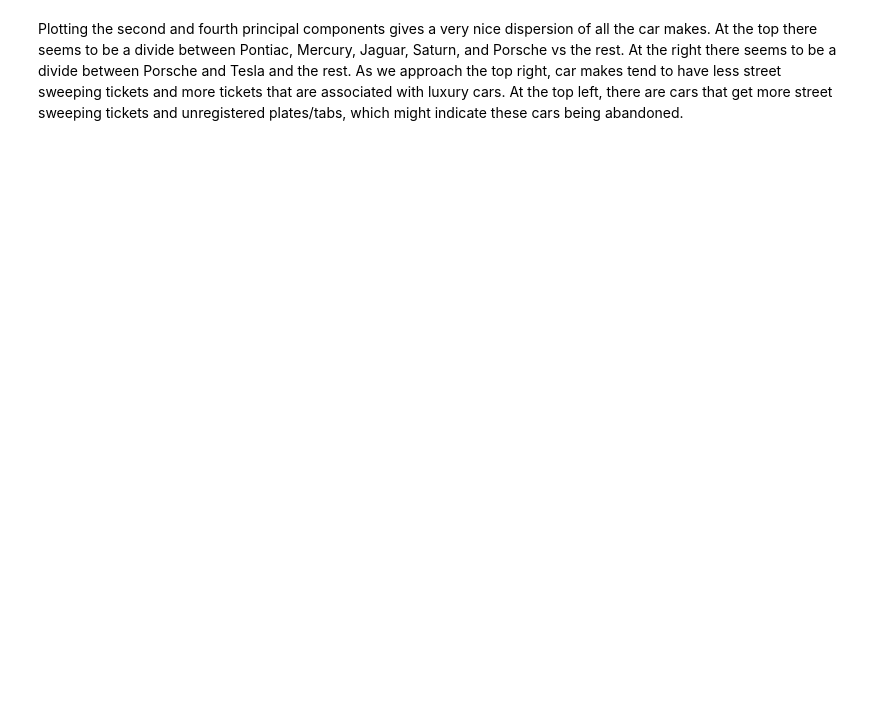
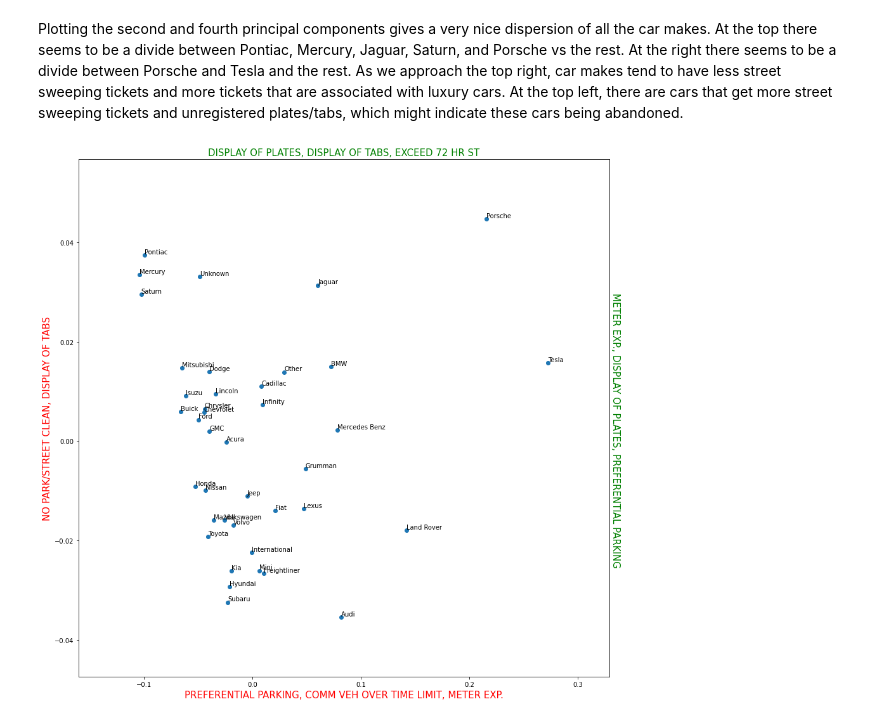
Before and after one commit to gregpawin/lucky-parking, a Jupyter notebook: notebooks/exploratory/1-gp-explore_car_make.ipynb, the cells around one changed output. Drawn from its saved outputs; the diff is of its cells as text; code cells hidden in the pictures; blank space fills up the shorter version.

```diff
--- a/notebooks/exploratory/1-gp-explore_car_make.ipynb
+++ b/notebooks/exploratory/1-gp-explore_car_make.ipynb
@@ -236,2 +246,20 @@ plt.show()
 # %% [markdown]
 Plotting the second and fourth principal components gives a very nice dispersion of all the car makes. At the top there seems to be a divide between Pontiac, Mercury, Jaguar, Saturn, and Porsche vs the rest. At the right there seems to be a divide between Porsche and Tesla and the rest. As we approach the top right, car makes tend to have less street sweeping tickets and more tickets that are associated with luxury cars. At the top left, there are cars that get more street sweeping tickets and unregistered plates/tabs, which might indicate these cars being abandoned.
+# %%
+# PCA 2-component plot
+plt.figure(figsize=(15,15))
+plt.scatter(make_pca.iloc[:,1],make_pca.iloc[:,3])
+plt.ylabel('NO PARK/STREET CLEAN, DISPLAY OF TABS', color='red', fontsize=15)
+plt.title('DISPLAY OF PLATES, DISPLAY OF TABS, EXCEED 72 HR ST', color='green', fontsize=15)
+plt.xlabel('PREFERENTIAL PARKING, COMM VEH OVER TIME LIMIT, METER EXP.', color='red', fontsize=15)
+plt.margins(0.1)
+for i, txt in enumerate(make_pca.index):
+    plt.annotate(txt, (make_pca.iloc[i,1], make_pca.iloc[i,3]), fontsize=10, va='bottom')
+
+plt.text(0.33,-.025, 'METER EXP., DISPLAY OF PLATES, PREFERENTIAL PARKING', rotation=-90,
+        color='green', fontsize=15)
+
+plt.margins(0.15)
+plt.show()
+# %% [output]
+[figure, added]
```
Also changed, not shown: parts of 18 cells of this notebook, 2 other files.
